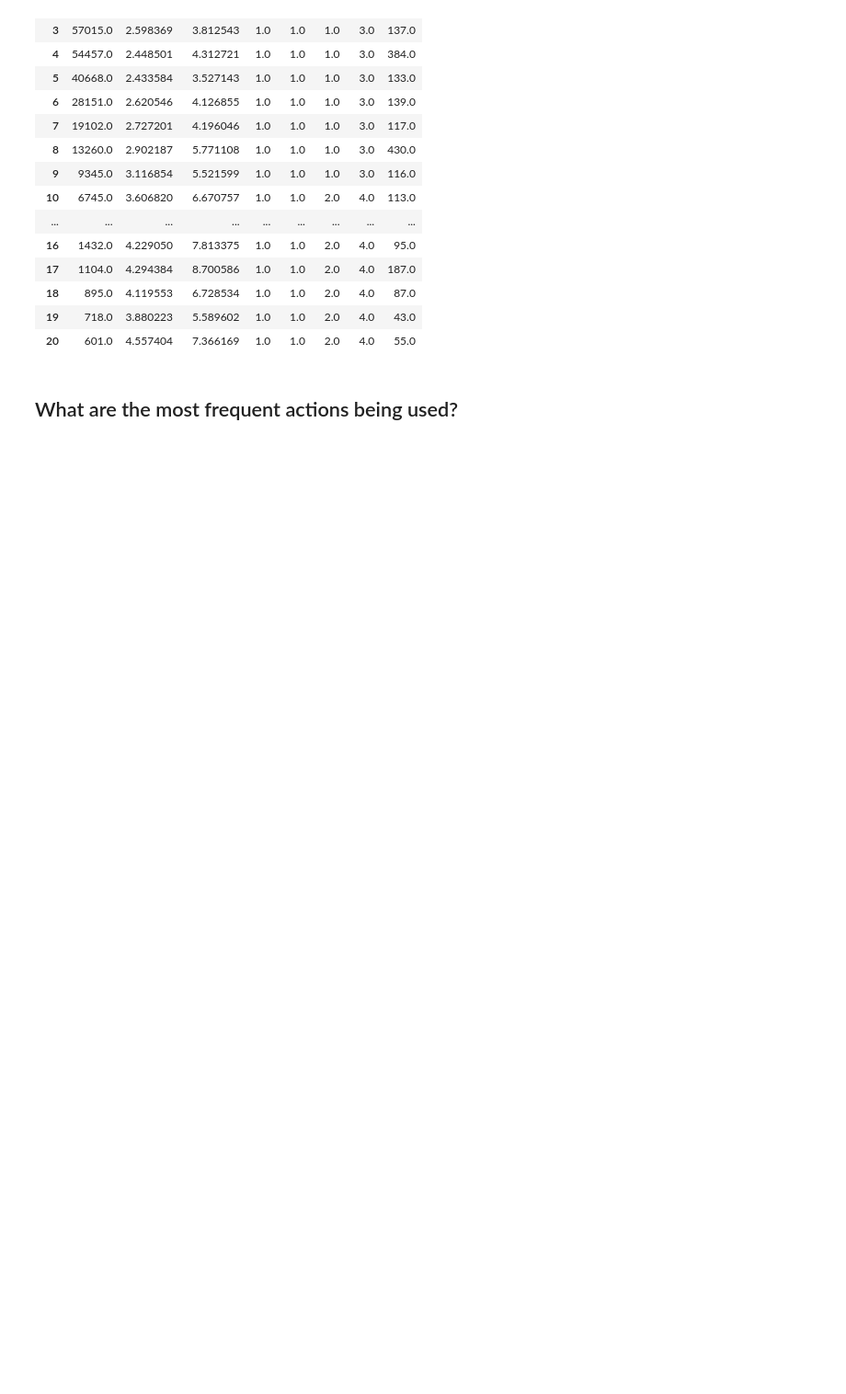
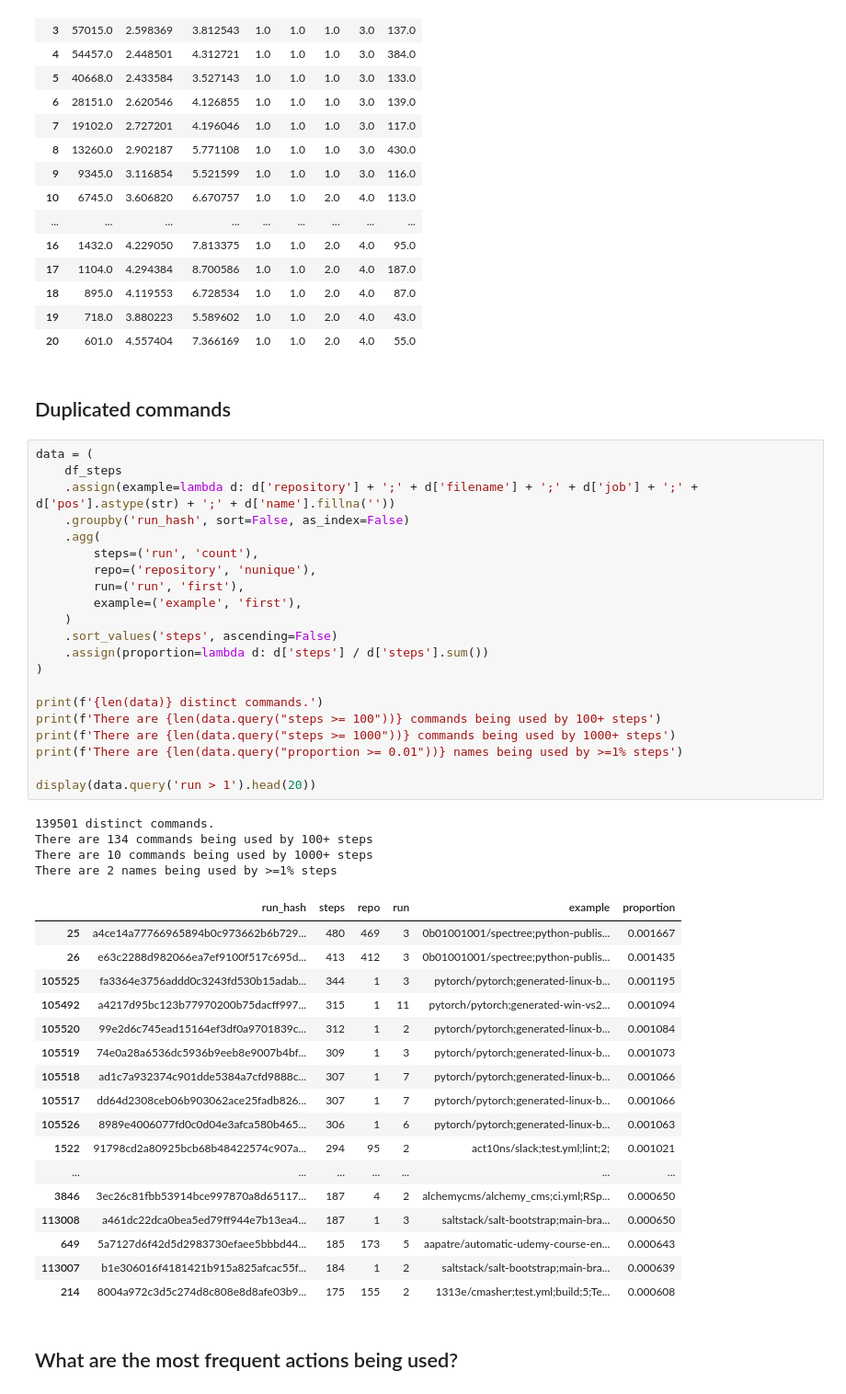
Before and after one commit to AlexandreDecan/secos-gha, a Jupyter notebook: notebooks/Data exploration.ipynb, the cells around one changed output. Shown at 92% size. Cells and saved outputs as stored; diff of their text form; blank space fills up the shorter version.

```diff
--- a/notebooks/Data exploration.ipynb
+++ b/notebooks/Data exploration.ipynb
@@ -1512,6 +1513,51 @@ ax.set(
 | 18 | 895.0 | 4.119553 | 6.728534 | 1.0 | 1.0 | 2.0 | 4.0 | 87.0 |
 | 19 | 718.0 | 3.880223 | 5.589602 | 1.0 | 1.0 | 2.0 | 4.0 | 43.0 |
 | 20 | 601.0 | 4.557404 | 7.366169 | 1.0 | 1.0 | 2.0 | 4.0 | 55.0 |
+# %% [markdown]
+## Duplicated commands
+# %%
+data = (
+    df_steps
+    .assign(example=lambda d: d['repository'] + ';' + d['filename'] + ';' + d['job'] + ';' + d['pos'].astype(str) + ';' + d['name'].fillna(''))
+    .groupby('run_hash', sort=False, as_index=False)
+    .agg(
+        steps=('run', 'count'),
+        repo=('repository', 'nunique'),
+        run=('run', 'first'),
+        example=('example', 'first'),
+    )
+    .sort_values('steps', ascending=False)
+    .assign(proportion=lambda d: d['steps'] / d['steps'].sum())
+)
+
+print(f'{len(data)} distinct commands.')
+print(f'There are {len(data.query("steps >= 100"))} commands being used by 100+ steps')
+print(f'There are {len(data.query("steps >= 1000"))} commands being used by 1000+ steps')
+print(f'There are {len(data.query("proportion >= 0.01"))} names being used by >=1% steps')
+
+display(data.query('run > 1').head(20))
+# %% [output]
+139501 distinct commands.
+There are 134 commands being used by 100+ steps
+There are 10 commands being used by 1000+ steps
+There are 2 names being used by >=1% steps
+|  | run_hash | steps | repo | run | example | proportion |
+| 25 | a4ce14a77766965894b0c973662b6b729... | 480 | 469 | 3 | 0b01001001/spectree;python-publis... | 0.001667 |
+| 26 | e63c2288d982066ea7ef9100f517c695d... | 413 | 412 | 3 | 0b01001001/spectree;python-publis... | 0.001435 |
+| 105525 | fa3364e3756addd0c3243fd530b15adab... | 344 | 1 | 3 | pytorch/pytorch;generated-linux-b... | 0.001195 |
+| 105492 | a4217d95bc123b77970200b75dacff997... | 315 | 1 | 11 | pytorch/pytorch;generated-win-vs2... | 0.001094 |
+| 105520 | 99e2d6c745ead15164ef3df0a9701839c... | 312 | 1 | 2 | pytorch/pytorch;generated-linux-b... | 0.001084 |
+| 105519 | 74e0a28a6536dc5936b9eeb8e9007b4bf... | 309 | 1 | 3 | pytorch/pytorch;generated-linux-b... | 0.001073 |
+| 105518 | ad1c7a932374c901dde5384a7cfd9888c... | 307 | 1 | 7 | pytorch/pytorch;generated-linux-b... | 0.001066 |
+| 105517 | dd64d2308ceb06b903062ace25fadb826... | 307 | 1 | 7 | pytorch/pytorch;generated-linux-b... | 0.001066 |
+| 105526 | 8989e4006077fd0c0d04e3afca580b465... | 306 | 1 | 6 | pytorch/pytorch;generated-linux-b... | 0.001063 |
+| 1522 | 91798cd2a80925bcb68b48422574c907a... | 294 | 95 | 2 | act10ns/slack;test.yml;lint;2; | 0.001021 |
+| ... | ... | ... | ... | ... | ... | ... |
+| 3846 | 3ec26c81fbb53914bce997870a8d65117... | 187 | 4 | 2 | alchemycms/alchemy_cms;ci.yml;RSp... | 0.000650 |
+| 113008 | a461dc22dca0bea5ed79ff944e7b13ea4... | 187 | 1 | 3 | saltstack/salt-bootstrap;main-bra... | 0.000650 |
+| 649 | 5a7127d6f42d5d2983730efaee5bbbd44... | 185 | 173 | 5 | aapatre/automatic-udemy-course-en... | 0.000643 |
+| 113007 | b1e306016f4181421b915a825afcac55f... | 184 | 1 | 2 | saltstack/salt-bootstrap;main-bra... | 0.000639 |
+| 214 | 8004a972c3d5c274d8c808e8d8afe03b9... | 175 | 155 | 2 | 1313e/cmasher;test.yml;build;5;Te... | 0.000608 |
 # %% [markdown]
 ## What are the most frequent actions being used?
 # %%
```
Also changed, not shown: parts of 5 cells of this notebook, 6 other files.
